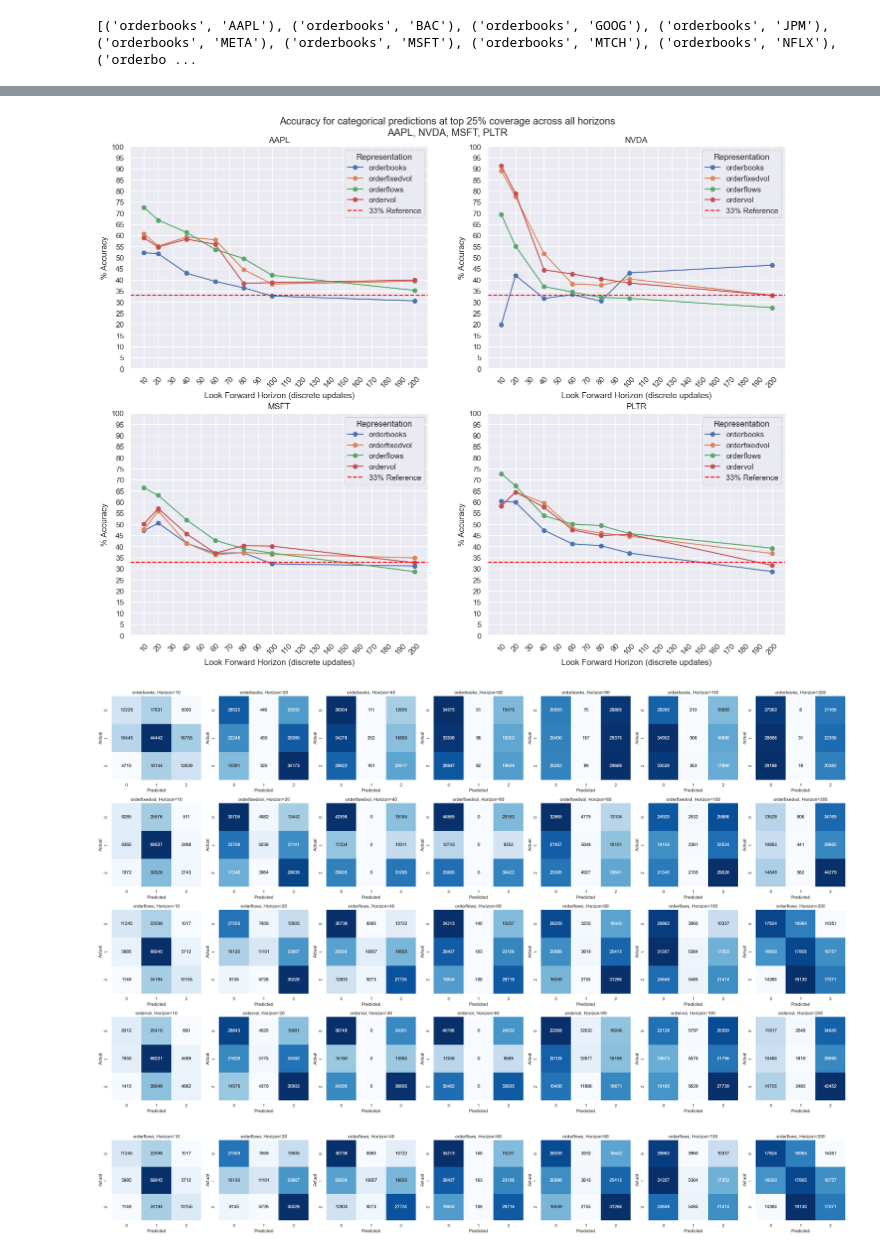
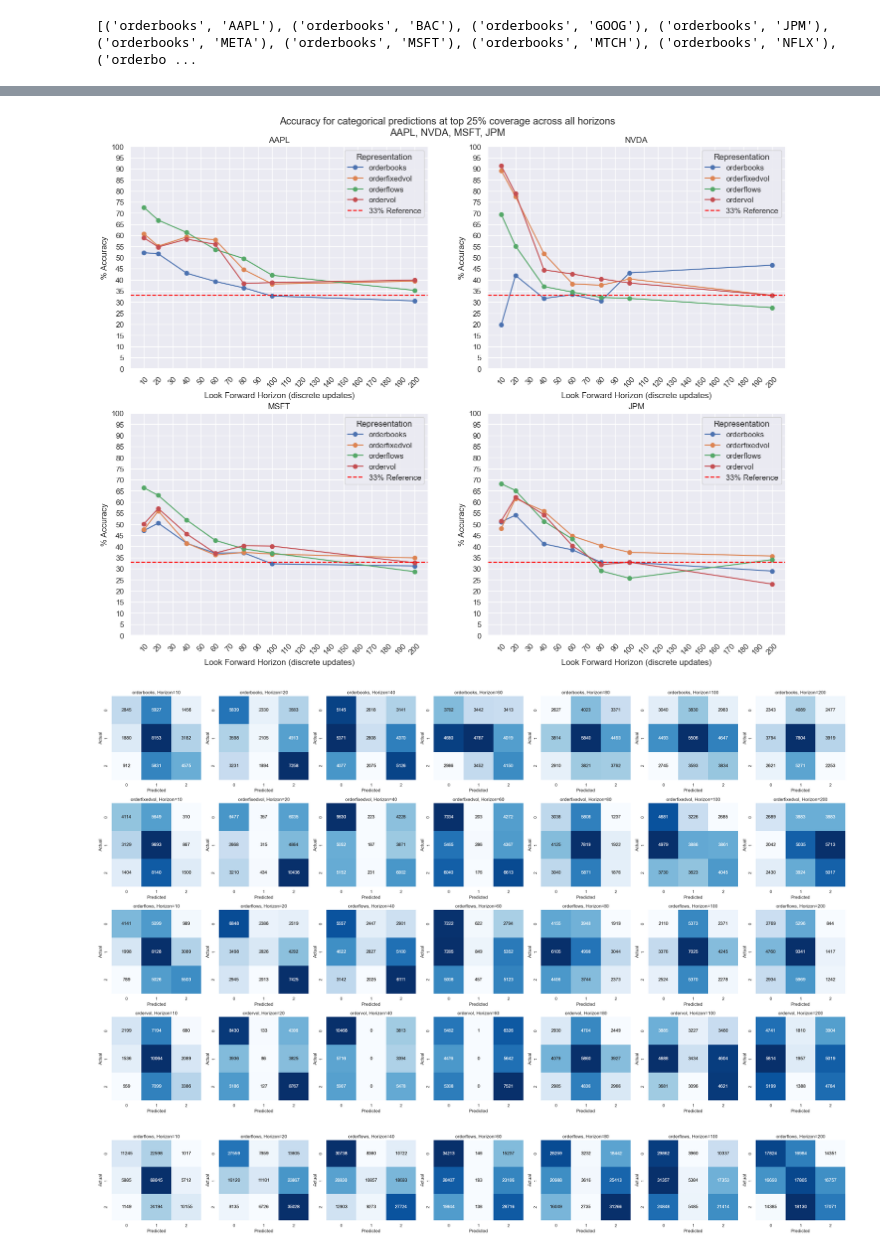
Before and after one commit to benhunt19/deep-lob-project, a Jupyter notebook: src/notebooks/finalResultsAnalysis.ipynb, the cells around one changed output, grey strips where cells are left out. Saved outputs shown, nothing was run; the diff lists cells and outputs as text; code cells hidden in the pictures.

```diff
--- a/src/notebooks/finalResultsAnalysis.ipynb
+++ b/src/notebooks/finalResultsAnalysis.ipynb
@@ -6,6 +6,7 @@ import polars as pl
 import numpy as np
 import matplotlib.pyplot as plt
 import seaborn as sns
+sns.set()
 import glob
 import json
 
@@ -109,7 +108,7 @@ Name: meta.lookForwardHorizon, Length: 96, dtype: object
 # %%
 # Plotting
 # ticker = 'NVDA'
-tickers = ['AAPL', 'NVDA', 'MSFT', 'PLTR']
+tickers = ['AAPL', 'NVDA', 'MSFT', 'JPM']
 labelType = 'CATEGORICAL'
 y_axis_col = 'metricsStrength.accuracy@25%_coverage'
 x_axis_col = 'meta.lookForwardHorizon'
@@ -140,41 +139,40 @@ fig.suptitle(f"Accuracy for categorical predictions at top 25% coverage across a
 plt.subplots_adjust(top=0.93)
 plt.show()
 # %% [output]
-[figure, old version]
+[figure, new version]
 # %%
 # Plotting
-ticker = 'AAPL'
-labelType = 'CATEGORICAL'
+ticker = 'JPM'
 
 filtered = data.loc[
     (data['meta.ticker'] == ticker) &
-    (data['meta.labelType'] == labelType)
+    (data['meta.labelType'] == 'CATEGORICAL')
 ]
 
 df = filtered[['Ticker', 'meta.representation', 'meta.lookForwardHorizon', 'metrics.confusion_matrix', ]]
 
 # Pivot the dataframe so that each row is a unique representation and each column is a lookForwardHorizon
 pivot_df = df.pivot(index='meta.representation', columns='meta.lookForwardHorizon', values='metrics.confusion_matrix')
 
 # Plot heatmaps for each cell in the pivot table
 fig, axes = plt.subplots(nrows=pivot_df.shape[0], ncols=pivot_df.shape[1], figsize=(4 * pivot_df.shape[1], 4 * pivot_df.shape[0]))
 
 for i, rep in enumerate(pivot_df.index):
     for j, horizon in enumerate(pivot_df.columns):
         cm = pivot_df.loc[rep, horizon]
         ax = axes[i, j] if pivot_df.shape[0] > 1 and pivot_df.shape[1] > 1 else axes[max(i, j)]
         sns.heatmap(np.array(cm), annot=True, fmt='d', cmap='Blues', ax=ax, cbar=False)
         if isinstance(cm, list):
             sns.heatmap(np.array(cm), annot=True, fmt='d', cmap='Blues', ax=ax, cbar=False)
             ax.set_title(f"{rep}, Horizon={horizon}")
             ax.set_xlabel('Predicted')
             ax.set_ylabel('Actual')
         else:
             ax.axis('off')
 plt.tight_layout()
 plt.show()
 # %% [output]
-[figure, old version]
+[figure, new version]
 # %%
 # Plotting
 ticker = 'AAPL'
```
Also changed, not shown: parts of 16 cells of this notebook, 15 other files.
